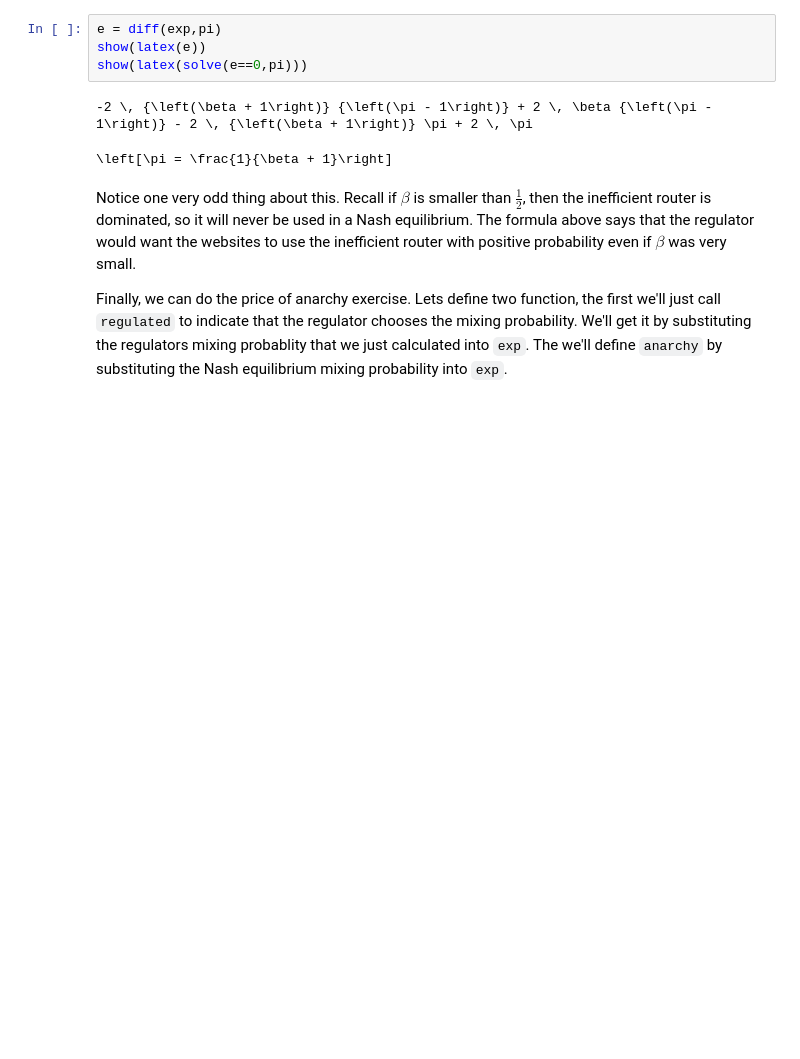
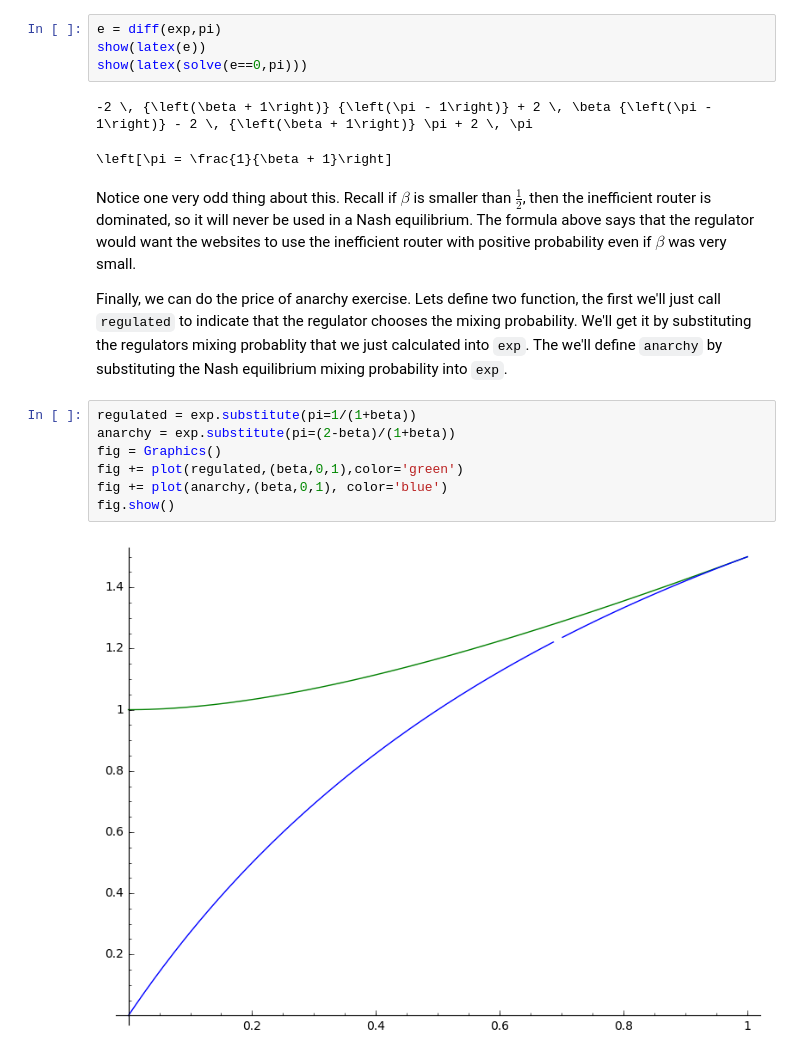
Before and after one commit to michaelpetersubc/notebooks, a Jupyter notebook: Econ306/price_of_anarchy/306_anarchy.ipynb, the cells around one changed output. Cells and saved outputs as stored; diff of their text form; blank space fills up the shorter version.

Commit message:
added a price of anarchy calculation

```diff
--- a/Econ306/price_of_anarchy/306_anarchy.ipynb
+++ b/Econ306/price_of_anarchy/306_anarchy.ipynb
@@ -62,3 +62,12 @@ show(latex(solve(e==0,pi)))
 Notice one very odd thing about this.  Recall if $\beta$  is smaller than $\frac{1}{2}$, then the inefficient router is dominated, so it will never be used in a Nash equilibrium.  The formula above says that the regulator would want the websites to use the inefficient router with positive probability even if $\beta$ was very small.
 
 Finally, we can do the price of anarchy exercise.  Lets define two function, the first we'll just call `regulated` to indicate that the regulator chooses the mixing probability.  We'll get it by substituting the regulators mixing probablity that we just calculated into `exp`.  The we'll define `anarchy` by substituting the Nash equilibrium mixing probability into `exp`.
+# %%
+regulated = exp.substitute(pi=1/(1+beta))
+anarchy = exp.substitute(pi=(2-beta)/(1+beta))
+fig = Graphics()
+fig += plot(regulated,(beta,0,1),color='green')
+fig += plot(anarchy,(beta,0,1), color='blue')
+fig.show()
+# %% [output]
+[figure, added]
```
Also changed, not shown: parts of 2 cells of this notebook.
